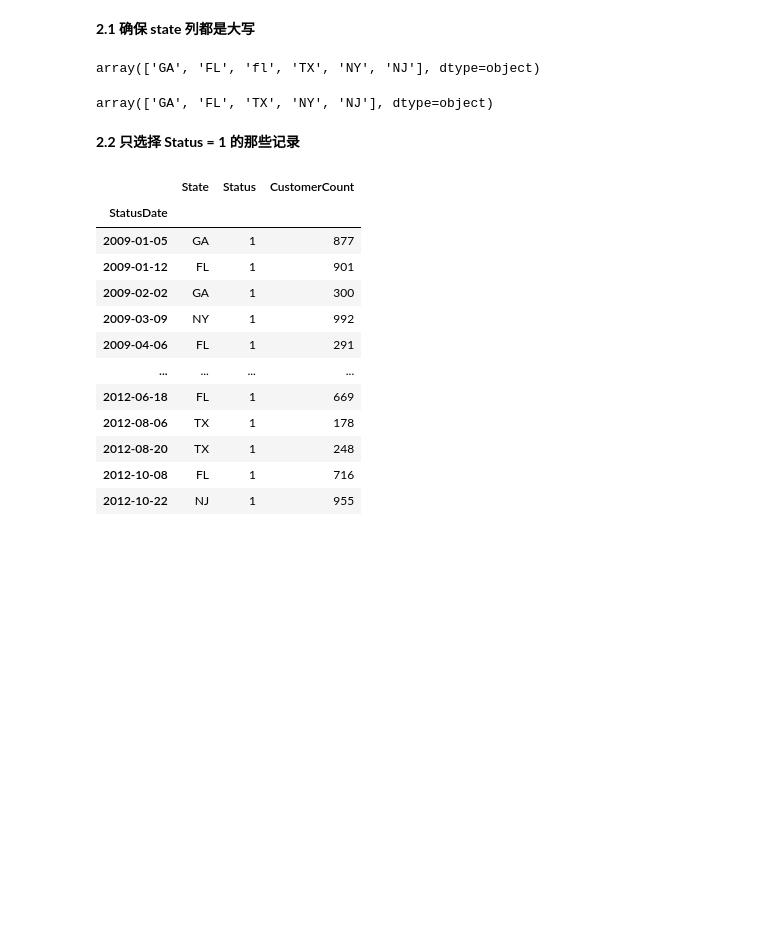
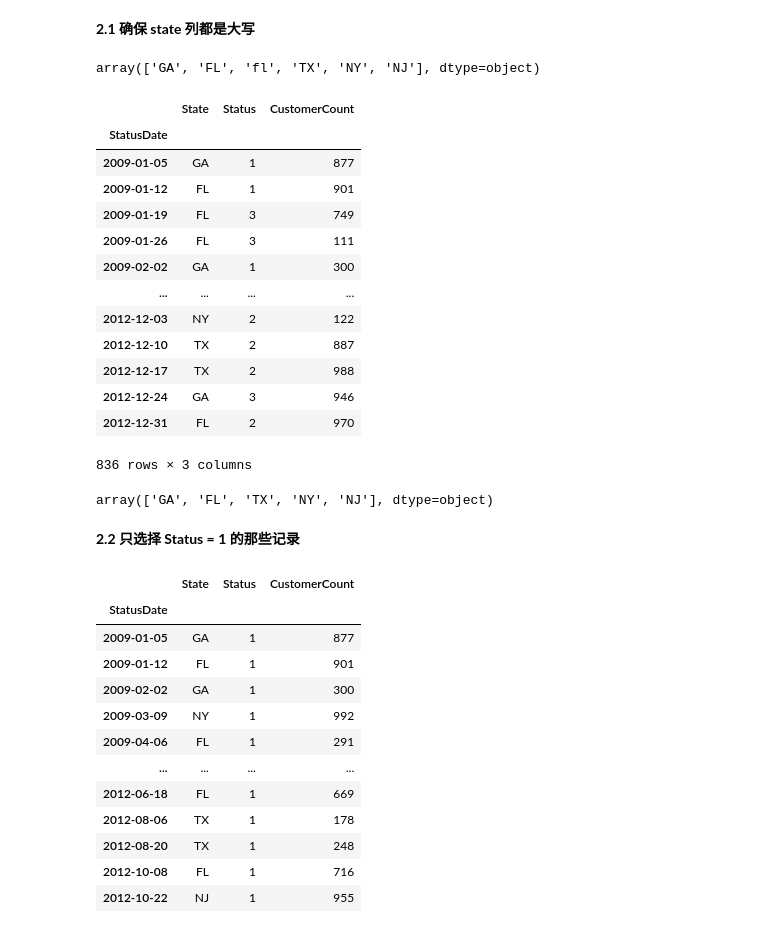
Before and after one commit to shaoecho/Jupyter_Learning, a Jupyter notebook: 学习Pandas_第3课.ipynb, the cells around one changed output. Cells and saved outputs as stored; diff of their text form; code cells hidden in the pictures; blank space fills up the shorter version.

```diff
--- a/学习Pandas_第3课.ipynb
+++ b/学习Pandas_第3课.ipynb
@@ -155,8 +164,24 @@ array(['GA', 'FL', 'fl', 'TX', 'NY', 'NJ'], dtype=object)
 # %%
 # 我们用 upper() 函数和 dataframe 的 apply 属性将 State 的值都转换为大写。
 # lambda 函数简单地将upper()函数应用到 State 列中的每一个值上。
 
 df['State'] = df.State.apply(lambda x: x.upper())
+df
+# %% [output]
+|  | State | Status | CustomerCount |
+| StatusDate |  |  |  |
+| 2009-01-05 | GA | 1 | 877 |
+| 2009-01-12 | FL | 1 | 901 |
+| 2009-01-19 | FL | 3 | 749 |
+| 2009-01-26 | FL | 3 | 111 |
+| 2009-02-02 | GA | 1 | 300 |
+| ... | ... | ... | ... |
+| 2012-12-03 | NY | 2 | 122 |
+| 2012-12-10 | TX | 2 | 887 |
+| 2012-12-17 | TX | 2 | 988 |
+| 2012-12-24 | GA | 3 | 946 |
+| 2012-12-31 | FL | 2 | 970 |
+836 rows × 3 columns
 # %%
 # 查看一下是否替换成功
 df['State'].unique()
```
Also changed, not shown: parts of 17 cells of this notebook, 8 other files.
